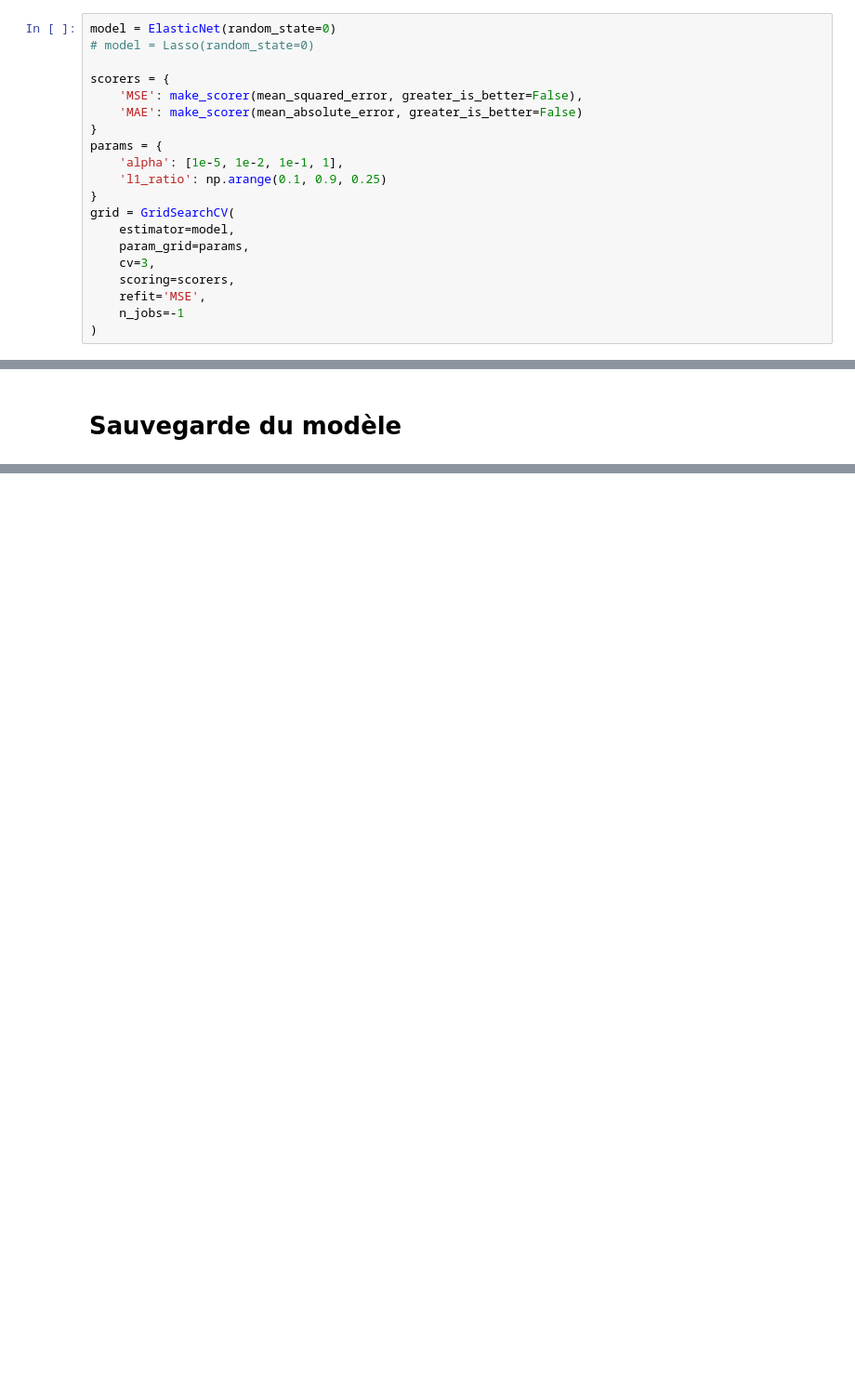
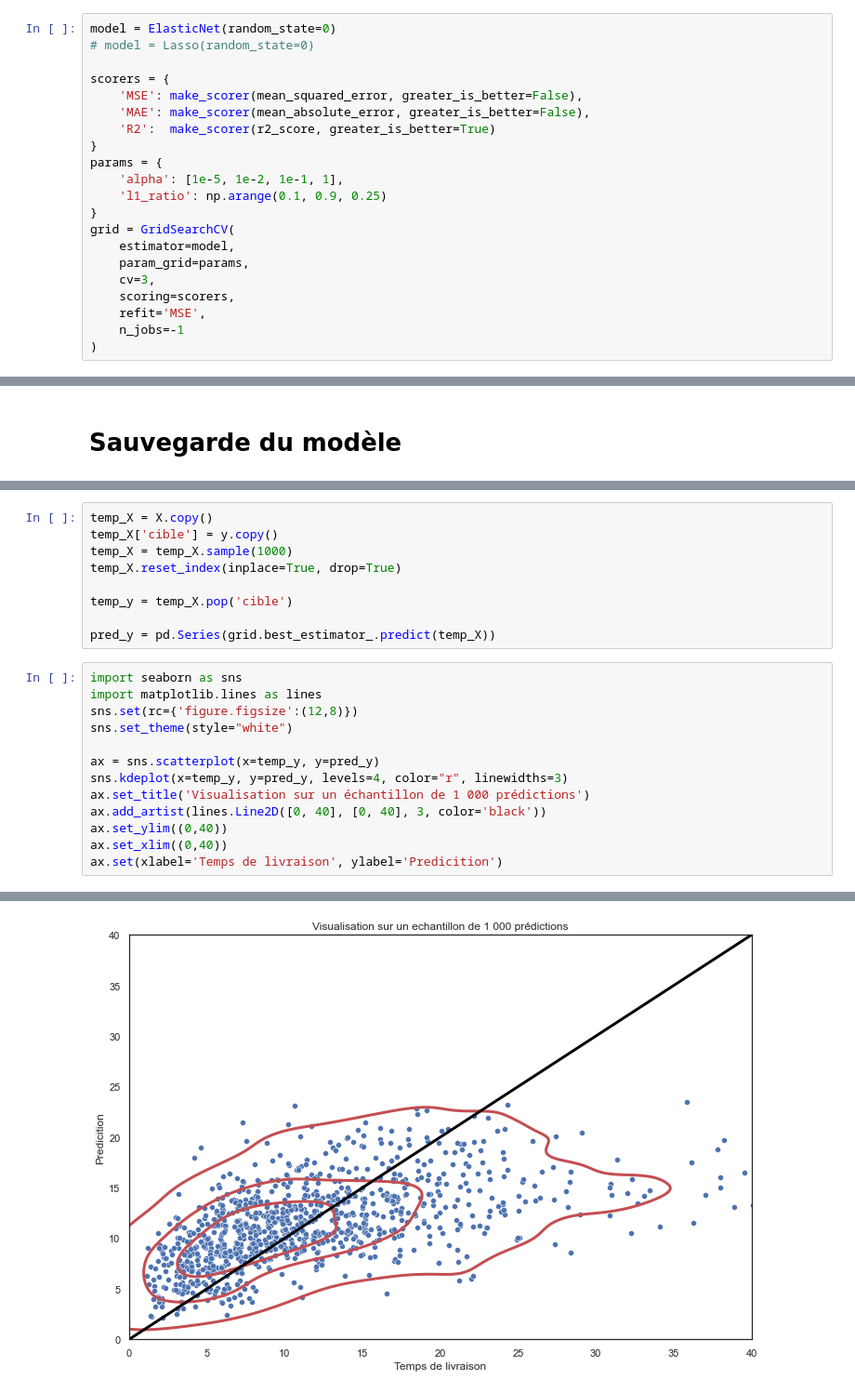
Before and after one commit to Nicolas-Malgat/E2_prediction_temps_livraison, a Jupyter notebook: work/6_amelioration_training.ipynb, the cells around one changed output, grey strips where cells are left out. Shown at 93% size. Drawn from its saved outputs; the diff is of its cells as text; blank space fills up the shorter version.

```diff
--- a/work/6_amelioration_training.ipynb
+++ b/work/6_amelioration_training.ipynb
@@ -30,7 +31,8 @@ model = ElasticNet(random_state=0)
 
 scorers = {
     'MSE': make_scorer(mean_squared_error, greater_is_better=False),
-    'MAE': make_scorer(mean_absolute_error, greater_is_better=False)
+    'MAE': make_scorer(mean_absolute_error, greater_is_better=False),
+    'R2':  make_scorer(r2_score, greater_is_better=True)
 }
 params = {
     'alpha': [1e-5, 1e-2, 1e-1, 1],
@@ -84,0 +93,23 @@ dump(grid.best_estimator_, dossier_pickle + 'model_amelioration' + '.pkl')
+# %%
+temp_X = X.copy()
+temp_X['cible'] = y.copy()
+temp_X = temp_X.sample(1000)
+temp_X.reset_index(inplace=True, drop=True)
+
+temp_y = temp_X.pop('cible')
+
+pred_y = pd.Series(grid.best_estimator_.predict(temp_X))
+# %%
+import seaborn as sns
+import matplotlib.lines as lines
+sns.set(rc={'figure.figsize':(12,8)})
+sns.set_theme(style="white")
+
+ax = sns.scatterplot(x=temp_y, y=pred_y)
+sns.kdeplot(x=temp_y, y=pred_y, levels=4, color="r", linewidths=3)
+ax.set_title('Visualisation sur un échantillon de 1 000 prédictions')
+ax.add_artist(lines.Line2D([0, 40], [0, 40], 3, color='black'))
+ax.set_ylim((0,40))
+ax.set_xlim((0,40))
+ax.set(xlabel='Temps de livraison', ylabel='Predicition')
+# %% [output]
@@ -84,0 +117 @@ dump(grid.best_estimator_, dossier_pickle + 'model_amelioration' + '.pkl')
+[figure, added]
```
Also changed, not shown: parts of 7 cells of this notebook, 6 other files.
